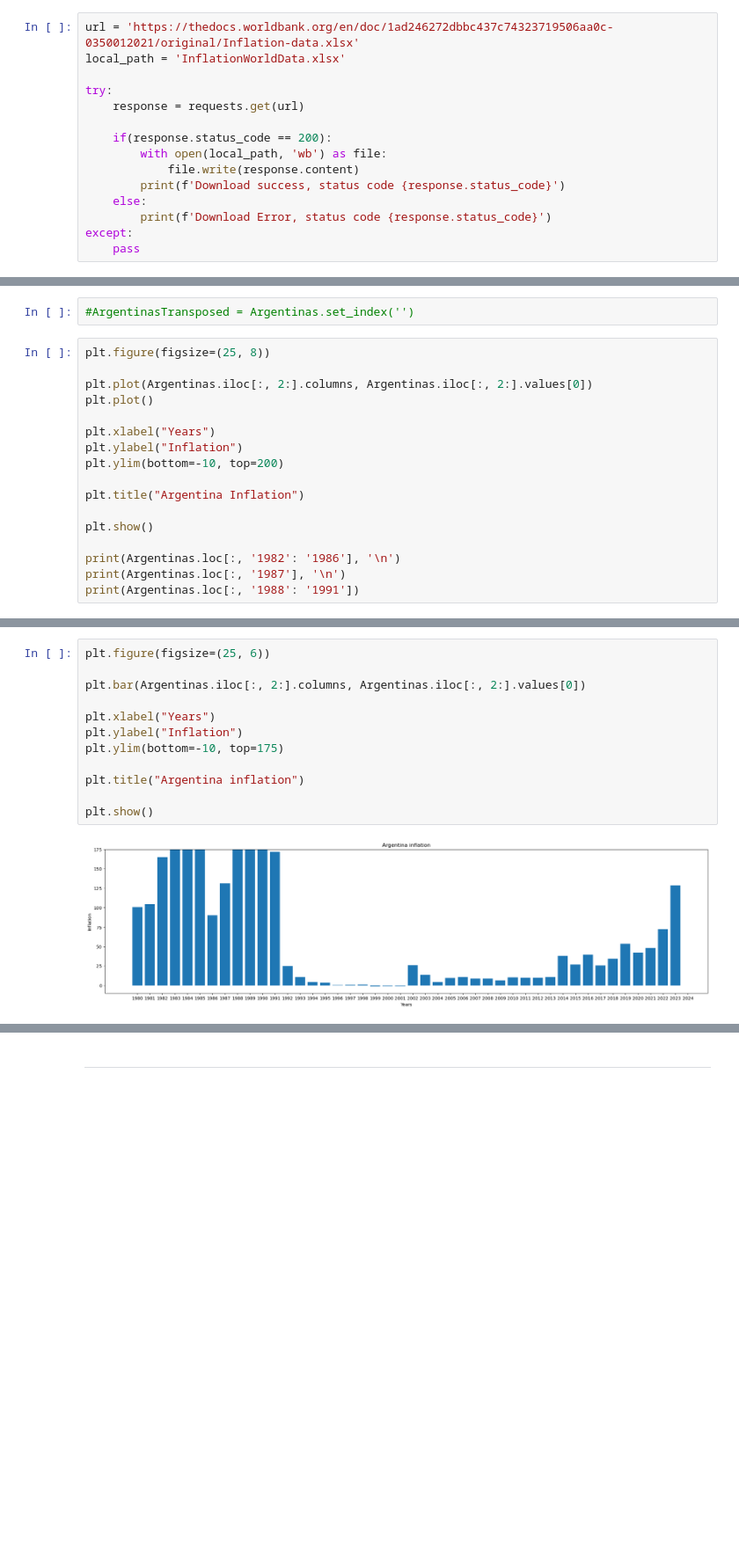
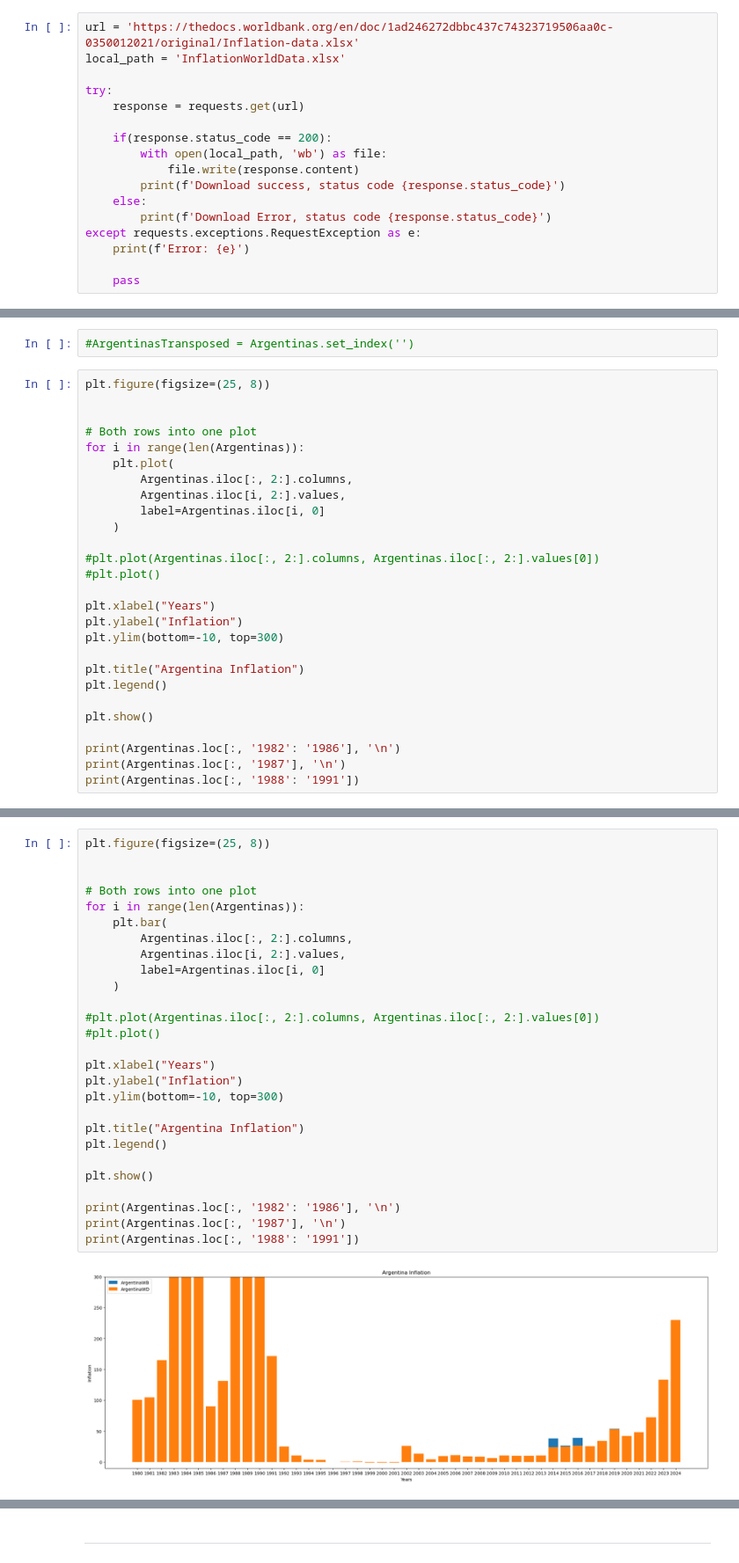
Before and after one commit to matublaq/DataBases, a Jupyter notebook: Inflation/main.ipynb, the cells around one changed output, grey strips where cells are left out. Shown: that part at 88% size. Drawn from its saved outputs; the diff is of its cells as text; blank space fills up the shorter version.

```diff
--- a/Inflation/main.ipynb
+++ b/Inflation/main.ipynb
@@ -26,7 +26,9 @@ try:
         print(f'Download success, status code {response.status_code}')
     else:
         print(f'Download Error, status code {response.status_code}')
-except:
+except requests.exceptions.RequestException as e:
+    print(f'Error: {e}')
+
     pass
 # %% [output]
 Download success, status code 200
@@ -285,14 +296,24 @@ See the caveats in the documentation: https://pandas.pydata.org/pandas-docs/stab
 # %%
 plt.figure(figsize=(25, 8))
 
-plt.plot(Argentinas.iloc[:, 2:].columns, Argentinas.iloc[:, 2:].values[0])
-plt.plot()
+
+# Both rows into one plot
+for i in range(len(Argentinas)):
+    plt.plot(
+        Argentinas.iloc[:, 2:].columns,
+        Argentinas.iloc[i, 2:].values,
+        label=Argentinas.iloc[i, 0]
+    )
+
+#plt.plot(Argentinas.iloc[:, 2:].columns, Argentinas.iloc[:, 2:].values[0])
+#plt.plot()
 
 plt.xlabel("Years")
 plt.ylabel("Inflation")
-plt.ylim(bottom=-10, top=200)
+plt.ylim(bottom=-10, top=300)
 
 plt.title("Argentina Inflation")
+plt.legend()
 
 plt.show()
 
@@ -313,16 +334,31 @@ Name: 1987, dtype: float64
 0  342.95  3079.81  2313.96  171.67
 1  342.96  3079.81  2313.96  171.67
 # %%
-plt.figure(figsize=(25, 6))
+plt.figure(figsize=(25, 8))
 
-plt.bar(Argentinas.iloc[:, 2:].columns, Argentinas.iloc[:, 2:].values[0])
+
+# Both rows into one plot
+for i in range(len(Argentinas)):
+    plt.bar(
+        Argentinas.iloc[:, 2:].columns,
+        Argentinas.iloc[i, 2:].values,
+        label=Argentinas.iloc[i, 0]
+    )
+
+#plt.plot(Argentinas.iloc[:, 2:].columns, Argentinas.iloc[:, 2:].values[0])
+#plt.plot()
 
 plt.xlabel("Years")
 plt.ylabel("Inflation")
-plt.ylim(bottom=-10, top=175)
+plt.ylim(bottom=-10, top=300)
 
-plt.title("Argentina inflation")
+plt.title("Argentina Inflation")
+plt.legend()
 
 plt.show()
+
+print(Argentinas.loc[:, '1982': '1986'], '\n')
+print(Argentinas.loc[:, '1987'], '\n')
+print(Argentinas.loc[:, '1988': '1991'])
 # %% [output]
-[figure, old version]
+[figure, new version]
```
Also changed, not shown: parts of 4 cells of this notebook, 2 other files.
